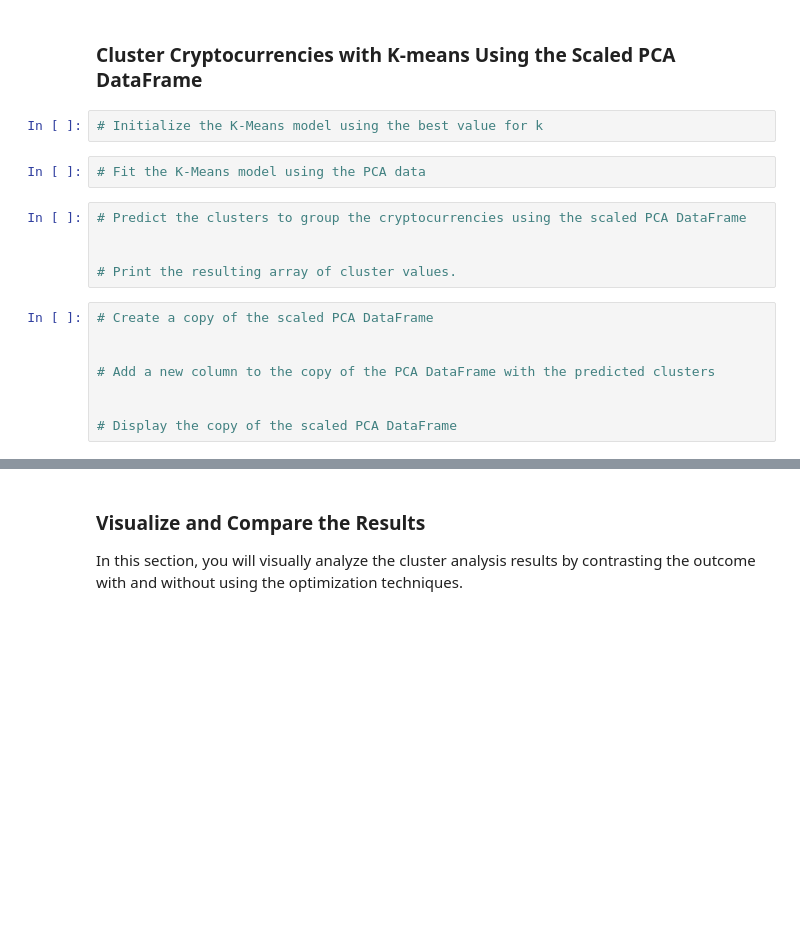
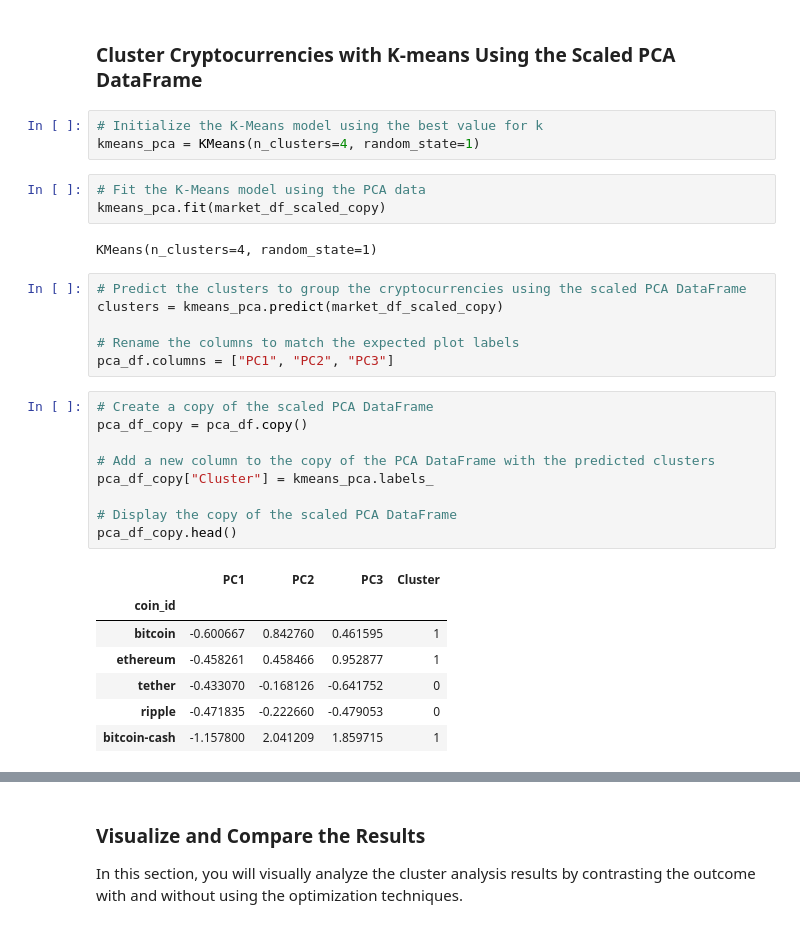
Before and after one commit to cmaijala/CryptoClustering, a Jupyter notebook: Crypto_Clustering.ipynb, the cells around one changed output, grey strips where cells are left out. Cells and saved outputs as stored; diff of their text form; blank space fills up the shorter version.

Commit message:
cluster crypto with k-means completed.

```diff
--- a/Crypto_Clustering.ipynb
+++ b/Crypto_Clustering.ipynb
@@ -404,21 +404,35 @@ plt.show()
 ### Cluster Cryptocurrencies with K-means Using the Scaled PCA DataFrame
 # %%
 # Initialize the K-Means model using the best value for k
+kmeans_pca = KMeans(n_clusters=4, random_state=1)
 # %%
 # Fit the K-Means model using the PCA data
+kmeans_pca.fit(market_df_scaled_copy)
+# %% [output]
+KMeans(n_clusters=4, random_state=1)
 # %%
 # Predict the clusters to group the cryptocurrencies using the scaled PCA DataFrame
+clusters = kmeans_pca.predict(market_df_scaled_copy)
 
-
-# Print the resulting array of cluster values.
+# Rename the columns to match the expected plot labels
+pca_df.columns = ["PC1", "PC2", "PC3"]
 # %%
 # Create a copy of the scaled PCA DataFrame
-
+pca_df_copy = pca_df.copy()
 
 # Add a new column to the copy of the PCA DataFrame with the predicted clusters
-
+pca_df_copy["Cluster"] = kmeans_pca.labels_
 
 # Display the copy of the scaled PCA DataFrame
+pca_df_copy.head()
+# %% [output]
+|  | PC1 | PC2 | PC3 | Cluster |
+| coin_id |  |  |  |  |
+| bitcoin | -0.600667 | 0.842760 | 0.461595 | 1 |
+| ethereum | -0.458261 | 0.458466 | 0.952877 | 1 |
+| tether | -0.433070 | -0.168126 | -0.641752 | 0 |
+| ripple | -0.471835 | -0.222660 | -0.479053 | 0 |
+| bitcoin-cash | -1.157800 | 2.041209 | 1.859715 | 1 |
 # %%
 # Create a scatter plot using hvPlot by setting
 # `x="PC1"` and `y="PC2"`.
```
Also changed, not shown: parts of 1 cell of this notebook.
